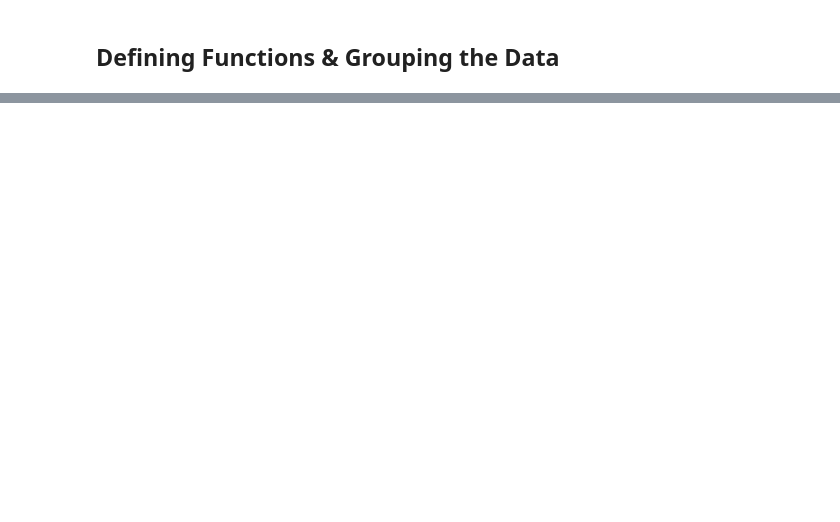
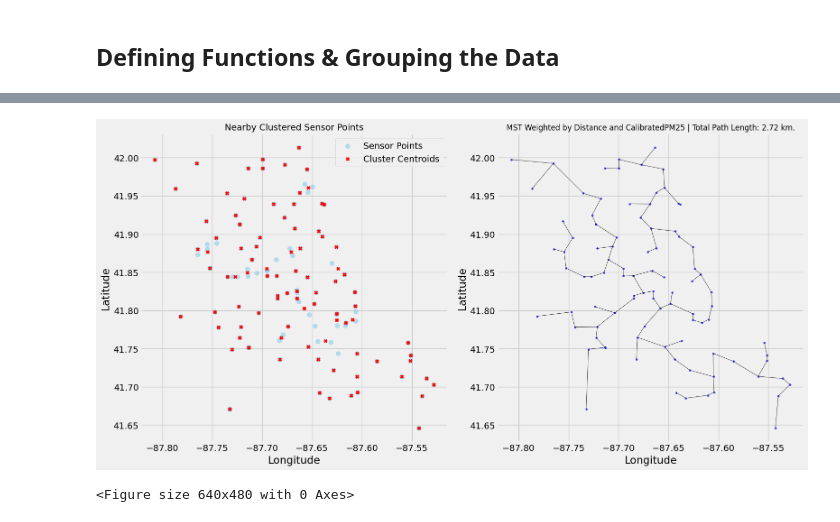
Before and after one commit to Dr-Isam-ALJAWARNEH/fds-project-geodevelopers, a Jupyter notebook: Minimum_Spanning_Tree_for_Optimizing_Pollution_Monitoring_Networks.ipynb, the cells around one changed output, grey strips where cells are left out. Drawn from its saved outputs; the diff is of its cells as text; code cells hidden in the pictures; blank space fills up the shorter version.

```diff
--- a/Minimum_Spanning_Tree_for_Optimizing_Pollution_Monitoring_Networks.ipynb
+++ b/Minimum_Spanning_Tree_for_Optimizing_Pollution_Monitoring_Networks.ipynb
@@ -352,0 +365,39 @@ def cluster_data_with_pm(df_table, n_clusters=3):
+# %%
+def mst_with_pollution(df_table, pollution_column, ax=None):
+   start_time = time.time()
+   # Filter for valid rows (with pollution and location)
+   df_subset = df_table.dropna(subset=['Latitude', 'Longitude', pollution_column]).copy()
+   # Step 1: Normalize the pollution column (0–1)
+   pollution_vals = df_subset[pollution_column].values
+   pollution_norm = (pollution_vals - pollution_vals.min()) / (pollution_vals.max() - pollution_vals.min())
+   # Step 2: Compute the spatial distance matrix
+   coords = df_subset[['Latitude', 'Longitude']].values
+   spatial_dist = distance_matrix(coords, coords)
+   # Step 3: Compute pollution influence (average pollution between point pairs)
+   pollution_matrix = np.add.outer(pollution_norm, pollution_norm) / 2
+   # Step 4: Combine into a weighted matrix: Distance × (1 + pollution influence)
+   weighted_dist_matrix = spatial_dist * (1 + pollution_matrix)
+   # Step 5: Compute MST
+   mst = minimum_spanning_tree(weighted_dist_matrix).toarray()
+   # Step 6: Compute total path length
+   total_weight = mst[mst > 0].sum()
+   elapsed_time = time.time() - start_time
+   # Step 7: Plot
+   if ax is None:
+       fig, ax = plt.subplots(figsize=(10, 8))
+   ax.scatter(df_subset['Longitude'], df_subset['Latitude'], s=8, color='blue', alpha=0.7)
+   for i in range(len(mst)):
+       for j in range(len(mst)):
+           if mst[i][j] > 0:
+               plt.plot(
+                   [df_subset.iloc[i]['Longitude'], df_subset.iloc[j]['Longitude']],
+                   [df_subset.iloc[i]['Latitude'], df_subset.iloc[j]['Latitude']],
+                   'k-', linewidth=0.5
+               )
+   plt.title(f"MST Weighted by Distance and {pollution_column} | Total Path Length: {total_weight:.2f} km.", fontsize=12)
+   plt.xlabel("Longitude")
+   plt.ylabel("Latitude")
+   plt.grid(True)
+   plt.tight_layout()
+   plt.show()
+   return total_weight, mst
@@ -370 +488,10 @@ Pollution_By_Sensor
+# %%
+fig, ax = plt.subplots(1, 2, figsize=(16, 8))
+clustered_sensors, centroids_sensors = cluster_nearby_geohash_points(Pollution_By_Sensor, 'CalibratedPM25', ax=ax[0])
+mst_with_pollution(centroids_sensors, 'CalibratedPM25', ax=ax[1])
+plt.tight_layout()
+plt.show()
+# %% [output]
+[figure, added]
+<Figure size 640x480 with 0 Axes>
 # %%
```
Also changed, not shown: parts of 39 cells of this notebook.
